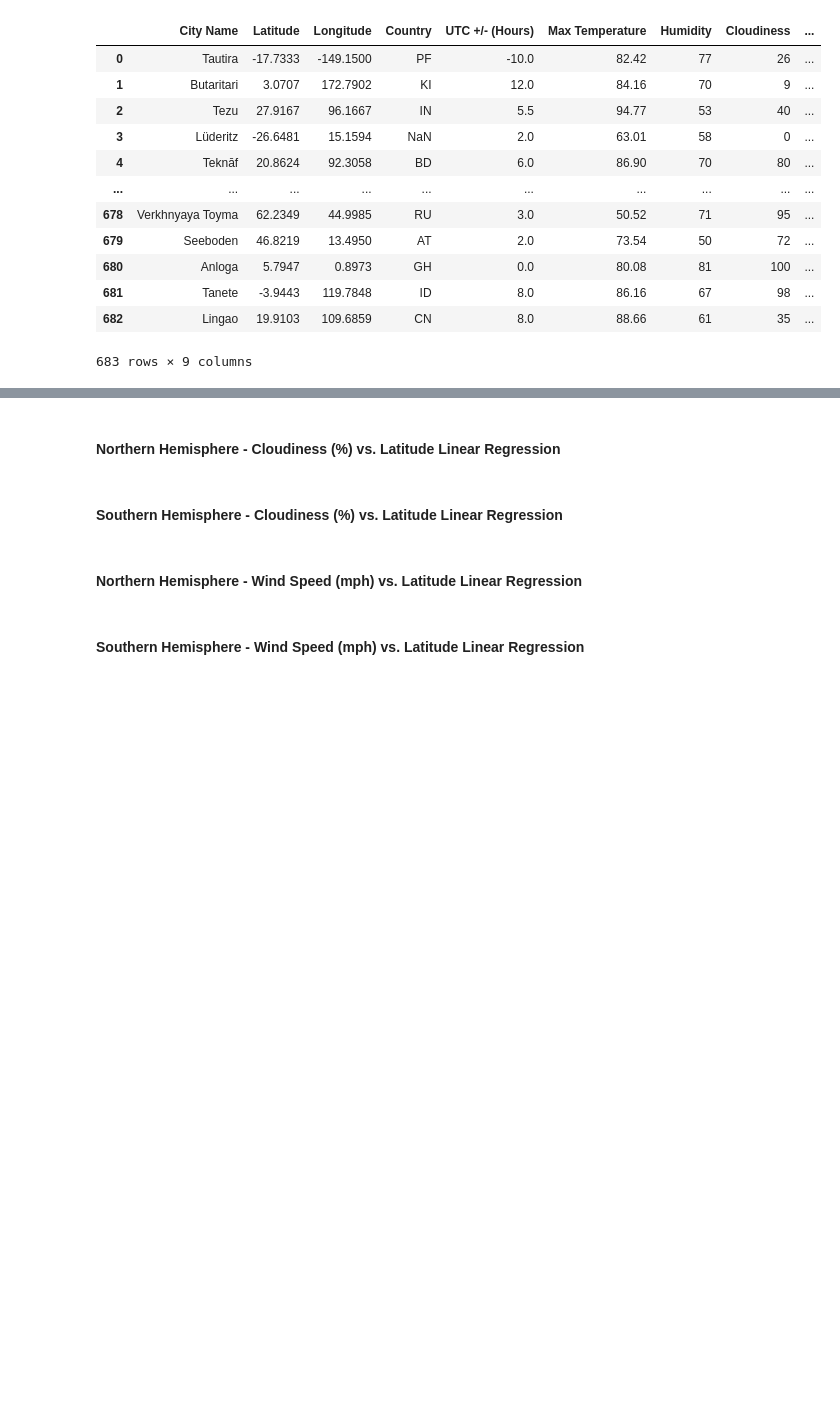
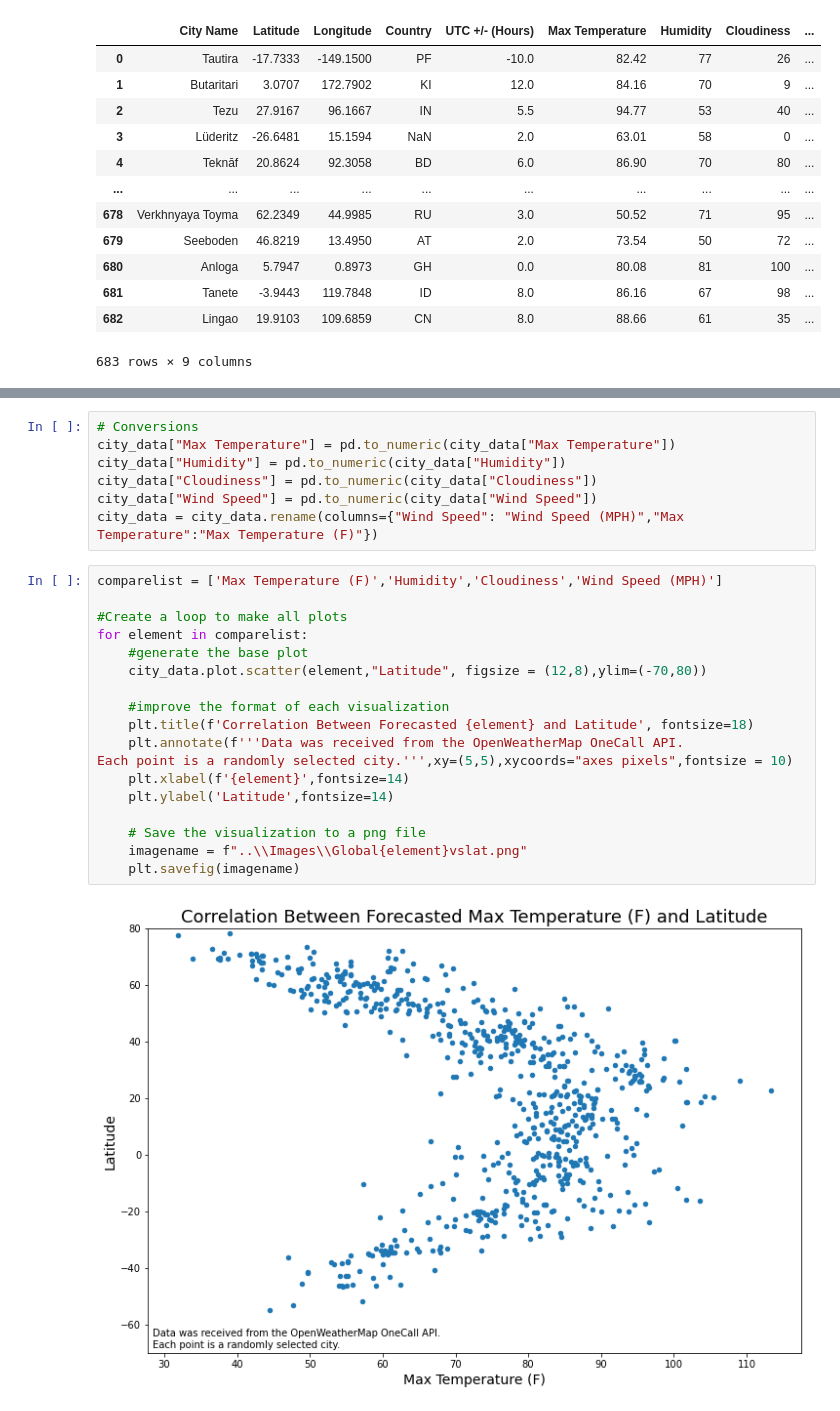
Before and after one commit to ramses93/python-api-challenge, a Jupyter notebook: WeatherPy/WeatherPy.ipynb, the cells around one changed output, grey strips where cells are left out. Cells and saved outputs as stored; diff of their text form; blank space fills up the shorter version.

Commit message:
Generated all plots

```diff
--- a/WeatherPy/WeatherPy.ipynb
+++ b/WeatherPy/WeatherPy.ipynb
@@ -212,8 +190,27 @@ city_data
-# %% [markdown]
-####  Northern Hemisphere - Cloudiness (%) vs. Latitude Linear Regression
-# %% [markdown]
-####  Southern Hemisphere - Cloudiness (%) vs. Latitude Linear Regression
-# %% [markdown]
-####  Northern Hemisphere - Wind Speed (mph) vs. Latitude Linear Regression
-# %% [markdown]
-####  Southern Hemisphere - Wind Speed (mph) vs. Latitude Linear Regression
+# %%
+# Conversions
+city_data["Max Temperature"] = pd.to_numeric(city_data["Max Temperature"])
+city_data["Humidity"] = pd.to_numeric(city_data["Humidity"])
+city_data["Cloudiness"] = pd.to_numeric(city_data["Cloudiness"])
+city_data["Wind Speed"] = pd.to_numeric(city_data["Wind Speed"])
+city_data = city_data.rename(columns={"Wind Speed": "Wind Speed (MPH)","Max Temperature":"Max Temperature (F)"})
+# %%
+comparelist = ['Max Temperature (F)','Humidity','Cloudiness','Wind Speed (MPH)']
+
+#Create a loop to make all plots
+for element in comparelist:
+    #generate the base plot
+    city_data.plot.scatter(element,"Latitude", figsize = (12,8),ylim=(-70,80))
+
+    #improve the format of each visualization
+    plt.title(f'Correlation Between Forecasted {element} and Latitude', fontsize=18)
+    plt.annotate(f'''Data was received from the OpenWeatherMap OneCall API.
+Each point is a randomly selected city.''',xy=(5,5),xycoords="axes pixels",fontsize = 10)
+    plt.xlabel(f'{element}',fontsize=14)
+    plt.ylabel('Latitude',fontsize=14)
+
+    # Save the visualization to a png file
+    imagename = f"..\\Images\\Global{element}vslat.png"
+    plt.savefig(imagename)
+# %% [output]
+[figure, added]
```
Also changed, not shown: parts of 14 cells of this notebook, 12 other files.
